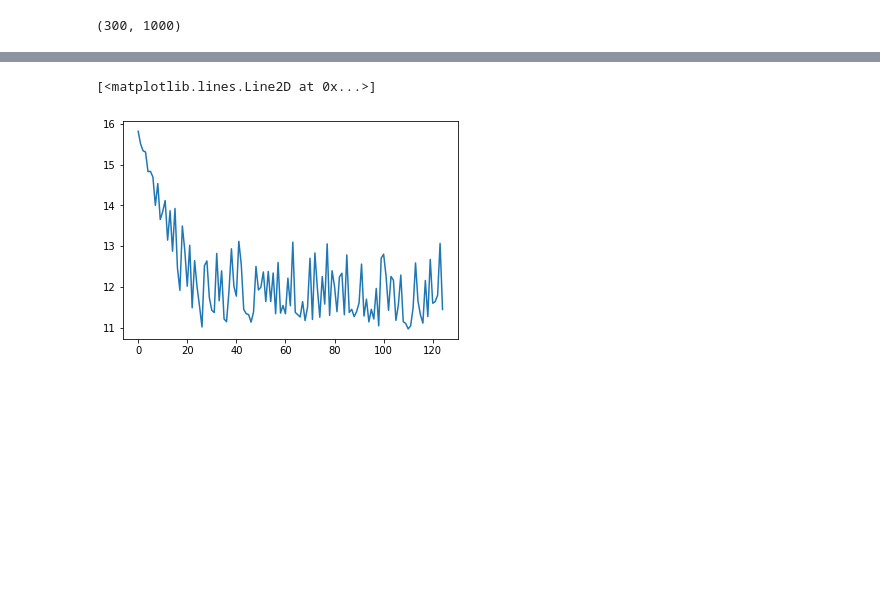
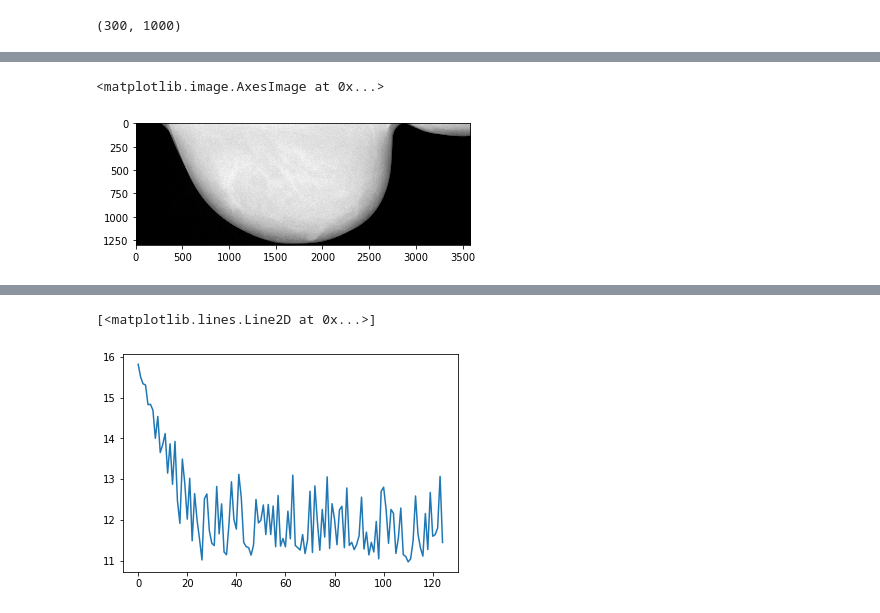
Before and after one commit to PranjalSahu/newrecon, a Jupyter notebook: astra-code.ipynb, the cells around one changed output, grey strips where cells are left out. Saved outputs shown, nothing was run; the diff lists cells and outputs as text; code cells hidden in the pictures; blank space fills up the shorter version.

Commit message:
Code for astra recon for real CE data

```diff
--- a/astra-code.ipynb
+++ b/astra-code.ipynb
@@ -1730,18 +1726,18 @@ from numba import jit
 
 
 
-a       = sio.loadmat("/media/dril/ubuntudata/DBT-NEW/attenuation_values_cropped/LE/1.mat")["head"]
-testvol = np.rollaxis(a, 2, 0)
-testvol = np.moveaxis(testvol, [0, 1, 2], [0, 2, 1])
+#a       = sio.loadmat("/media/dril/ubuntudata/DBT-NEW/attenuation_values_cropped/LE/1.mat")["head"]
+#testvol = np.rollaxis(a, 2, 0)
+#testvol = np.moveaxis(testvol, [0, 1, 2], [0, 2, 1])
 
-testvol = np.zeros([400, 1000, 2400], dtype='uint8')
+testvol = np.zeros([400, 500, 1000], dtype='uint8')
 
-SOD       = 65/0.0085
-ODD       = 4.5/0.0085
-detWidth  = 1#0.0085#/0.02     # size of each detector pixel
+SOD       = 65/0.0255
+ODD       = 4.5/0.0255
+detWidth  = 0.0085/0.0255   # size of each detector pixel
 detHeight = detWidth        # size of each detector pixel
 detRows   = 3584
-detCols   = 1300
+detCols   = 1100
 
 proj_arr = np.zeros((25, detCols, detRows), dtype='float16')
 
@@ -1758,20 +1754,25 @@ vectors = np.zeros((l, 12))
 # Readng the Projections and getting the angles
 x = []
 y = []
-proj_paths = glob.glob("/media/dril/ubuntudata/DBT_recon_data/CE11/*.IMA")
+proj_paths = glob.glob("/media/dril/BackupPlus/CEDBT/CE05/R_LE/*.IMA")
 for p in proj_paths:
     a    = pydicom.dcmread(p)
     temp = a.pixel_array.T
-    temp = np.log(10000)-np.log(temp)
-    x.append(temp[:detCols, :])
+    temp = np.log(1250)-np.log(temp)
+    temp = temp[-detCols:, :]
+    temp = np.flipud(temp)
+    x.append(temp)
+    #x.append(temp)
     y.append(float(a[0x00181530].value))
+
 z        = sorted(zip(y, x))
 theta    = []
 for i, t in enumerate(z):
     proj_arr[i, :, :] = t[1]
     theta.append(t[0])
 theta    = np.array(theta)*np.pi/180
-
+theta = theta[::-1]
+#theta.reverse()
 
 # For reconstructing real data
 vectors[:, 0:3]  = np.transpose(np.array([np.sin(theta), np.zeros(l), np.cos(theta)])) * SOD        # S source to object
@@ -1788,7 +1789,7 @@ for i in range(25):
     W                = astra.OpTomo(proj_id)
     Gt.append(W)
 
-niter = 1
+niter = 5
 nview = 25
 
 #for i in range(0, niter):
@@ -1897,7 +1898,7 @@ for j in range(0, niter):
         #imgj[temp] = 0
         #imgi = np.reshape(imgi, np.shape(estimate))
         #t1 = time.time()
-        estimate = my_add(estimate.flatten(), imgi)
+        estimate = my_add(estimate.flatten(), imgi*0.02*(5-j))
         estimate = np.reshape(estimate, testones.shape)
         #estimate   = estimate + 0.1*(5-j)*np.reshape(imgi, np.shape(estimate))/5
         #t2 = time.time()
@@ -1911,7 +1912,7 @@ for j in range(0, niter):
 
 endtime = time.time()
 
-fid = open('/media/dril/BackupPlus/CEDBT/gan-110-projections/ce.'+str(testvol.shape[2])+'x'+str(testvol.shape[1])+'x'+str(testvol.shape[0])+'.raw', 'w')
+fid = open('/media/dril/BackupPlus/CEDBT/gan-110-projections/ce.'+str(testvol.shape[2])+'x'+str(testvol.shape[1])+'x'+str(testvol.shape[0])+'.05-le.raw', 'w')
 np.array(estimate).astype('float32').tofile(fid)
 
 print(endtime-start)
@@ -1946,0 +1969,5 @@ NameError: name 'endtime' is not defined
+# %%
+plt.imshow(proj_arr[10].astype('float32'), cmap='gray')
+# %% [output]
+<matplotlib.image.AxesImage at 0x...>
+[figure, added]
```
Also changed, not shown: parts of 12 cells of this notebook.
